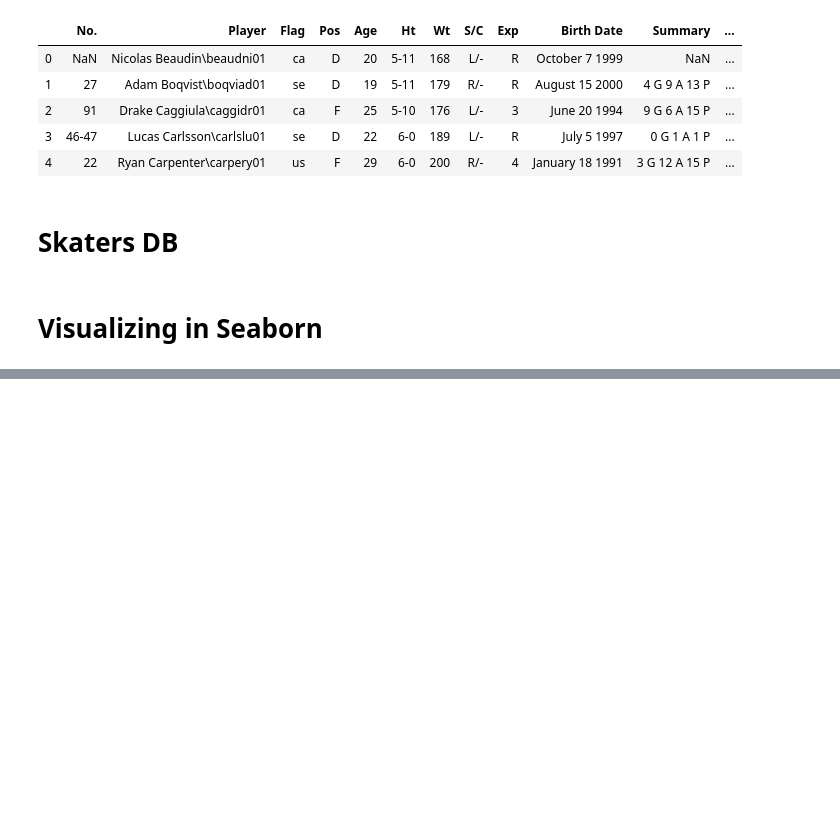
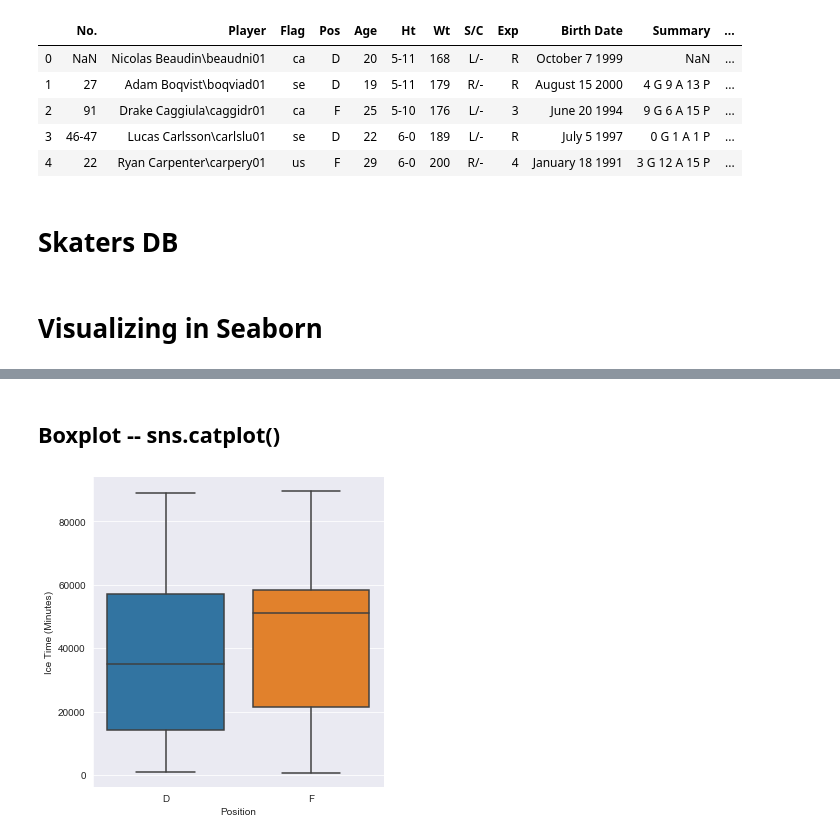
Before and after one commit to andrewcole33/blackhawks_salary_analysis, a Jupyter notebook: scratch.ipynb, the cells around one changed output, grey strips where cells are left out. Cells and saved outputs as stored; diff of their text form; code cells hidden in the pictures; blank space fills up the shorter version.

```diff
--- a/scratch.ipynb
+++ b/scratch.ipynb
@@ -171,0 +167,9 @@ df_viz.set_index('name')
+# %% [markdown]
+## Boxplot -- sns.catplot()
+# %%
+f = sns.catplot(data = df_viz, x = 'position', y = 'icetime', kind = 'box')
+f.set_xlabels('Position')
+f.set_ylabels('Ice Time (Minutes)')
+plt.tight_layout()
+# %% [output]
+[figure, added]
```
Also changed, not shown: parts of 12 cells of this notebook.
